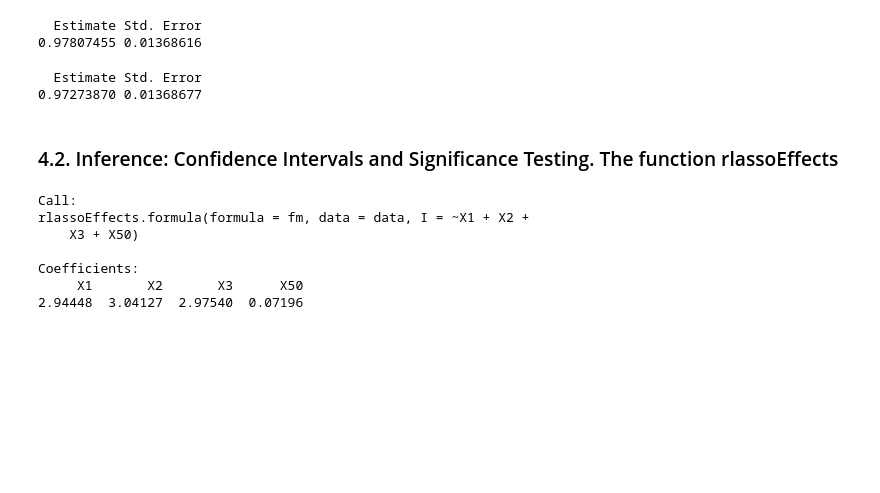
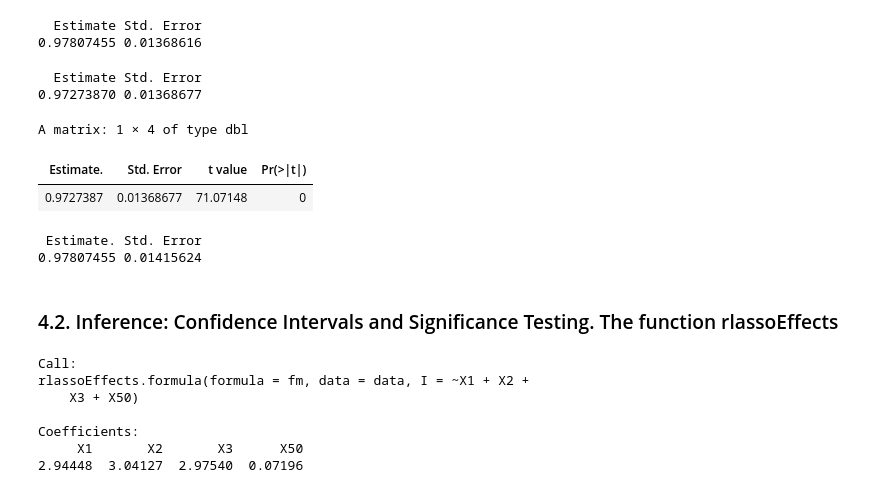
Before and after one commit to d2cml-ai/HDMjl.jl, a Jupyter notebook: tutorial/r_file.ipynb, the cells around one changed output. Drawn from its saved outputs; the diff is of its cells as text; code cells hidden in the pictures; blank space fills up the shorter version.

```diff
--- a/tutorial/r_file.ipynb
+++ b/tutorial/r_file.ipynb
@@ -84,6 +120,19 @@ summary(partial.fit.postlasso)$coef["rD", 1:2]
 # %% [output]
   Estimate Std. Error
 0.97273870 0.01368677
+# %%
+Eff = rlassoEffect(X[, -1], y, X[, 1], method = "partialling out")
+summary(Eff)$coef
+# %% [output]
+A matrix: 1 × 4 of type dbl
+| Estimate. | Std. Error | t value | Pr(>|t|) |
+| 0.9727387 | 0.01368677 | 71.07148 | 0 |
+# %%
+Eff = rlassoEffect(X[, -1], y, X[, 1], method = "double selection")
+summary(Eff)$coef[, 1:2]
+# %% [output]
+ Estimate. Std. Error
+0.97807455 0.01415624
 # %% [markdown]
 ### 4.2. Inference: Confidence Intervals and Significance Testing. The function rlassoEffects
 # %%
```
Also changed, not shown: parts of 35 cells of this notebook, 5 other files.
